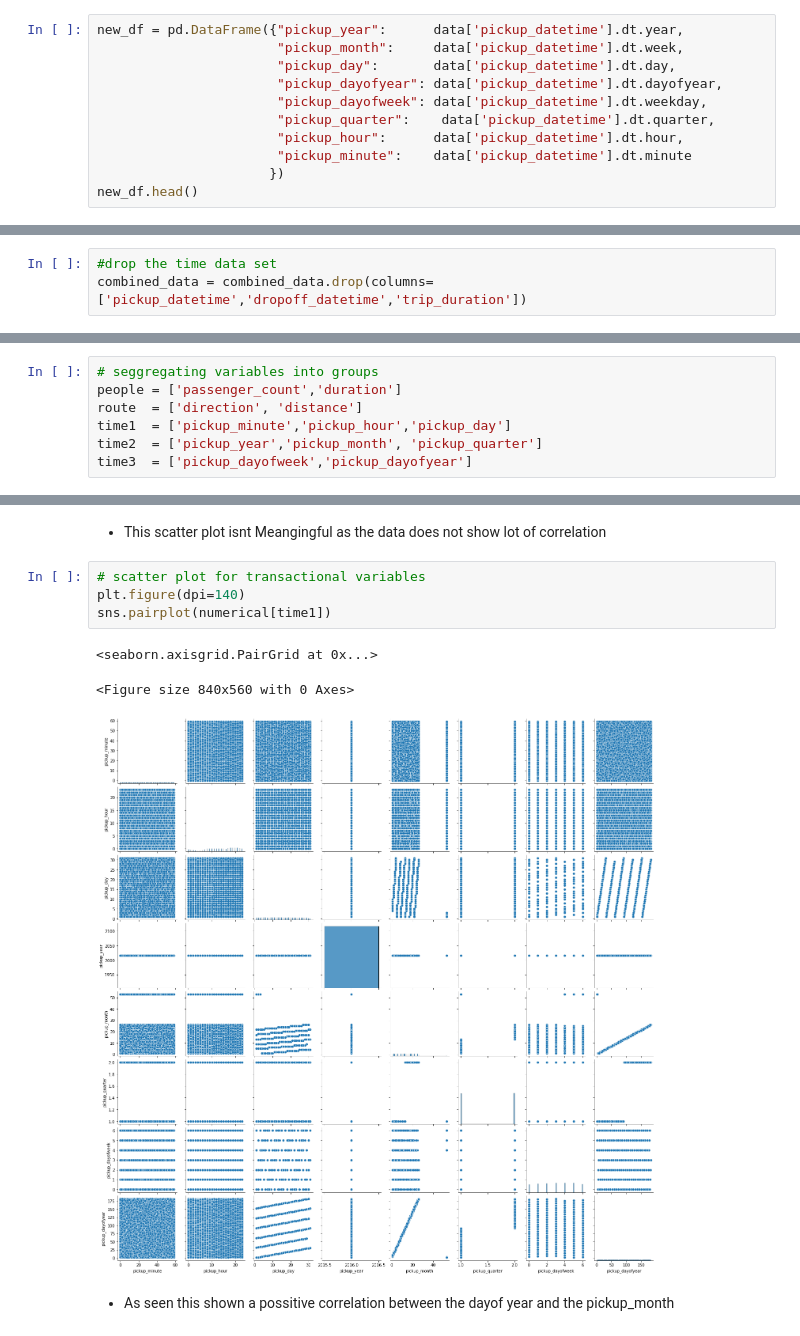
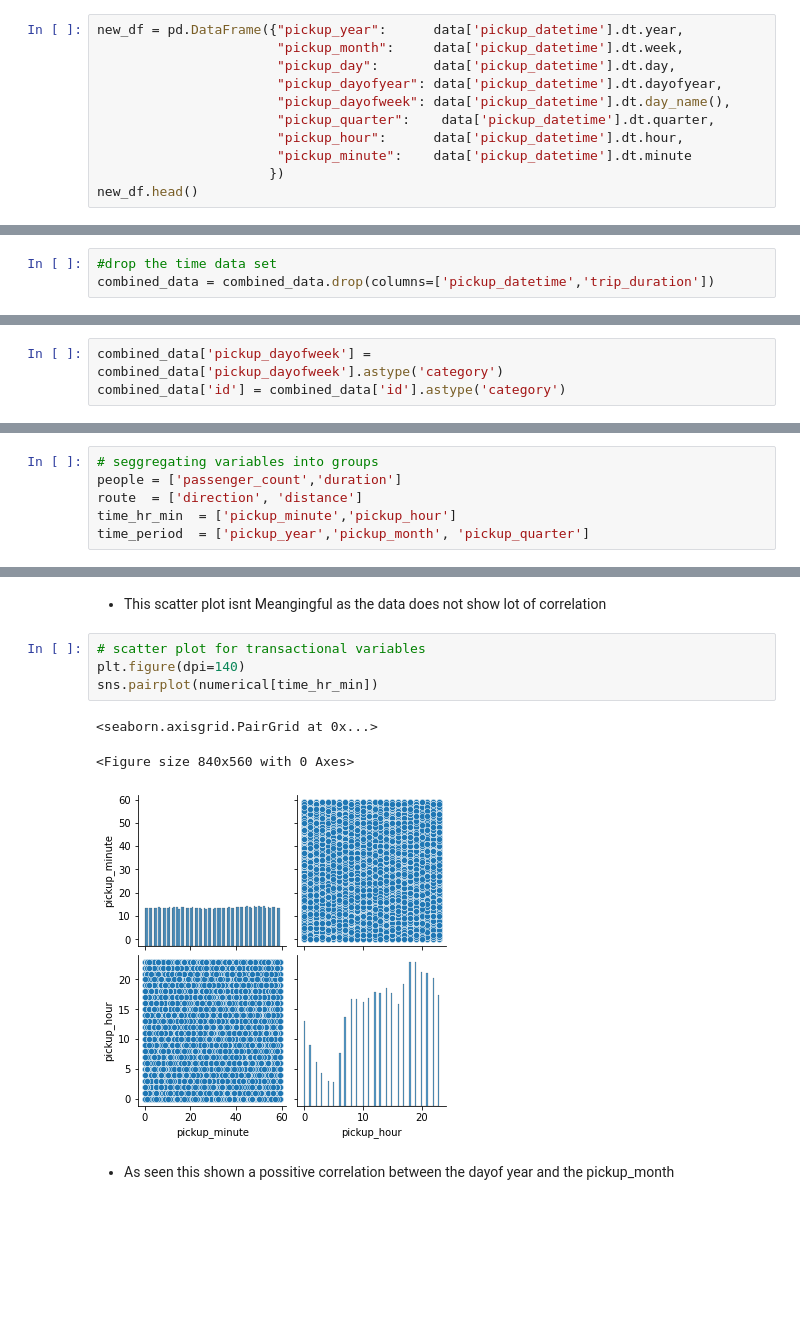
Before and after one commit to Pachinchin/Advanced-EDA, a Jupyter notebook: Taxi_trip_EDA.ipynb, the cells around one changed output, grey strips where cells are left out. Saved outputs shown, nothing was run; the diff lists cells and outputs as text; blank space fills up the shorter version.

```diff
--- a/Taxi_trip_EDA.ipynb
+++ b/Taxi_trip_EDA.ipynb
@@ -168,7 +184,7 @@ new_df = pd.DataFrame({"pickup_year":      data['pickup_datetime'].dt.year,
                        "pickup_month":     data['pickup_datetime'].dt.week,
                        "pickup_day":       data['pickup_datetime'].dt.day,
                        "pickup_dayofyear": data['pickup_datetime'].dt.dayofyear,
-                       "pickup_dayofweek": data['pickup_datetime'].dt.weekday,
+                       "pickup_dayofweek": data['pickup_datetime'].dt.day_name(),
                        "pickup_quarter":    data['pickup_datetime'].dt.quarter,
                        "pickup_hour":      data['pickup_datetime'].dt.hour,
                        "pickup_minute":    data['pickup_datetime'].dt.minute
@@ -195,6 +211,6 @@ combined_data.head()
 # %%
 #drop the time data set
-combined_data = combined_data.drop(columns=['pickup_datetime','dropoff_datetime','trip_duration'])
+combined_data = combined_data.drop(columns=['pickup_datetime','trip_duration'])
 # %% [markdown]
 #### Get the distance travelled and the direction of the travel
 # %%
@@ -228,4 +244,7 @@ combined_data['direction'] = direction_array(combined_data['pickup_latitude'].va
                                           combined_data['dropoff_longitude'].values)
 # %% [markdown]
 ## Univariate analysis Numerical Variables
+# %%
+combined_data['pickup_dayofweek'] = combined_data['pickup_dayofweek'].astype('category')
+combined_data['id'] = combined_data['id'].astype('category')
 # %%
@@ -254,9 +270,8 @@ dtype: object
 # seggregating variables into groups
 people = ['passenger_count','duration']
 route  = ['direction', 'distance']
-time1  = ['pickup_minute','pickup_hour','pickup_day']
-time2  = ['pickup_year','pickup_month', 'pickup_quarter']
-time3  = ['pickup_dayofweek','pickup_dayofyear']
+time_hr_min  = ['pickup_minute','pickup_hour']
+time_period  = ['pickup_year','pickup_month', 'pickup_quarter']
 # %%
 # custom function for easy and efficient analysis of numerical univariate
 
@@ -629,11 +710,11 @@ sns.pairplot(numerical[route])
 # %%
 # scatter plot for transactional variables
 plt.figure(dpi=140)
-sns.pairplot(numerical[time1])
+sns.pairplot(numerical[time_hr_min])
 # %% [output]
 <seaborn.axisgrid.PairGrid at 0x...>
 <Figure size 840x560 with 0 Axes>
-[figure, old version]
+[figure, new version]
 # %% [markdown]
 - As seen this shown a possitive correlation between the dayof year and the pickup_month
 # %%
```
Also changed, not shown: parts of 58 cells of this notebook, 1 other file.
